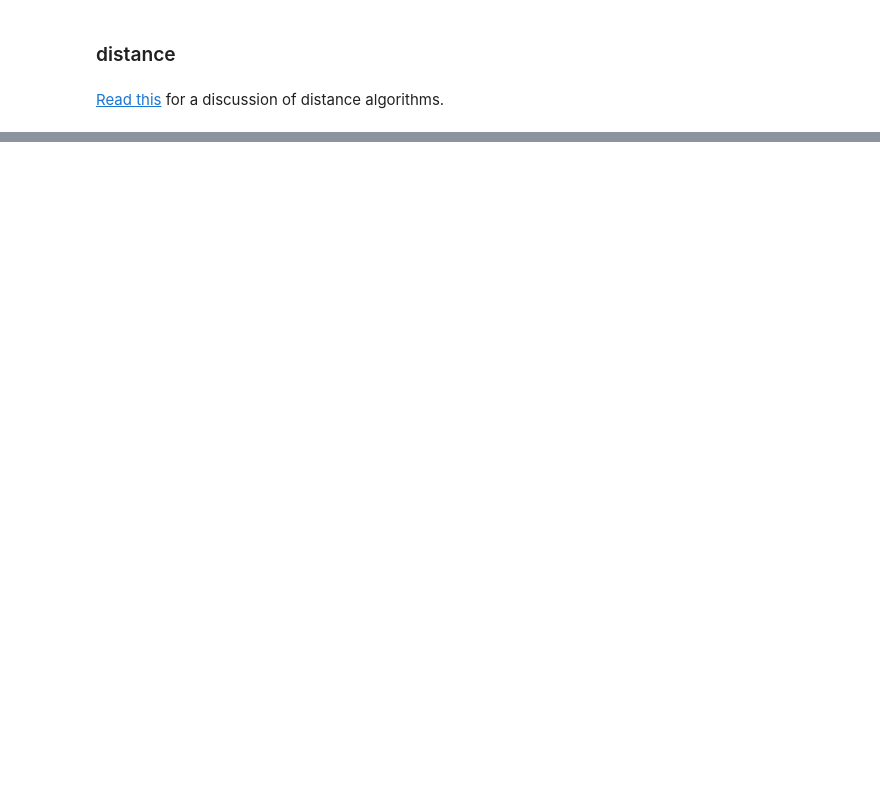
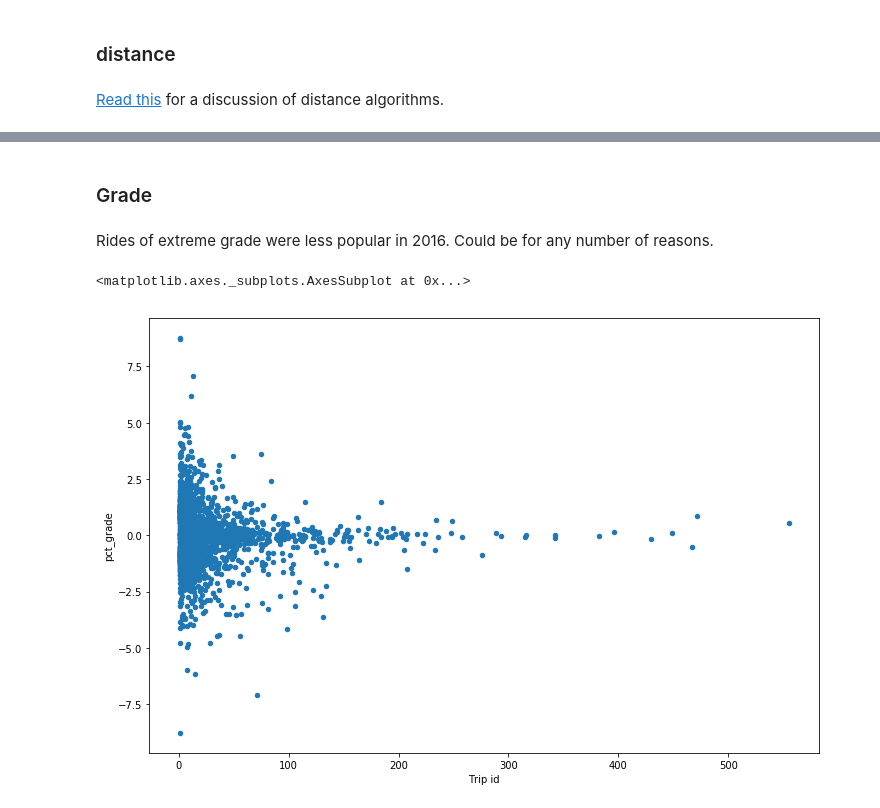
Before and after one commit to AlbertDeFusco/healthyride, a Jupyter notebook: ShowAndTell/December6.ipynb, the cells around one changed output, grey strips where cells are left out. Drawn from its saved outputs; the diff is of its cells as text; code cells hidden in the pictures; blank space fills up the shorter version.

```diff
--- a/ShowAndTell/December6.ipynb
+++ b/ShowAndTell/December6.ipynb
@@ -576,12 +429,0 @@ c_dist = googlemaps.Client(key=google_dist)
-# %%
-origin = (
-    rides[['From station id']]
-    .merge(stations[['Latitude','Longitude']], left_on='From station id', right_index=True)
-)
-
-destination = (
-    rides[['To station id']]
-    .merge(stations[['Latitude','Longitude']], left_on='To station id', right_index=True)
-)
-
-unique_pairs = origin.join(destination, lsuffix='_origin', rsuffix='_dest').drop_duplicates()
@@ -684,0 +486,20 @@ large_deviation.drop_duplicates(subset=['From station name','To station name'])
+# %%
+start = rides2016.merge(stations2016, left_on='From station id', right_index=True)
+end = rides2016.merge(stations2016, left_on='To station id', right_index=True)
+
+distances = haversine(start[['Latitude','Longitude']], end[['Latitude','Longitude']])
+# %% [markdown]
+### Grade
+# %%
+elevation_change = end['elevation'] - start['elevation']
+# %%
+rides2016['pct_grade'] = (elevation_change / distances / 5280) * 100
+pairs = rides2016.groupby(['From station name','To station name']).agg({'Trip id':'count', 'pct_grade':'first'})
+# %% [markdown]
+Rides of extreme grade were less popular in 2016. Could be for any number of reasons.
+# %%
+%matplotlib inline
+pairs.plot.scatter(x='Trip id', y='pct_grade', figsize=(12,8))
+# %% [output]
+<matplotlib.axes._subplots.AxesSubplot at 0x...>
+[figure, added]
```
Also changed, not shown: parts of 80 cells of this notebook, 1 other file.
